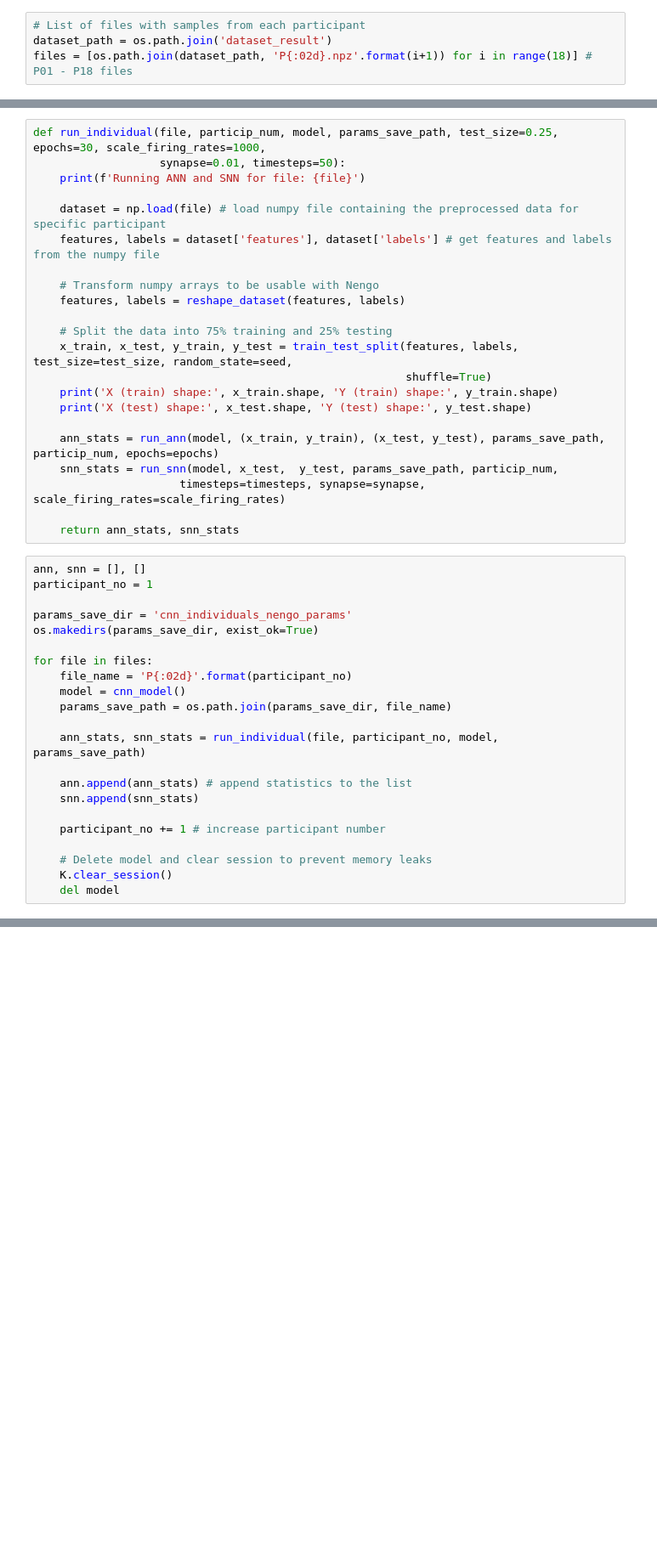
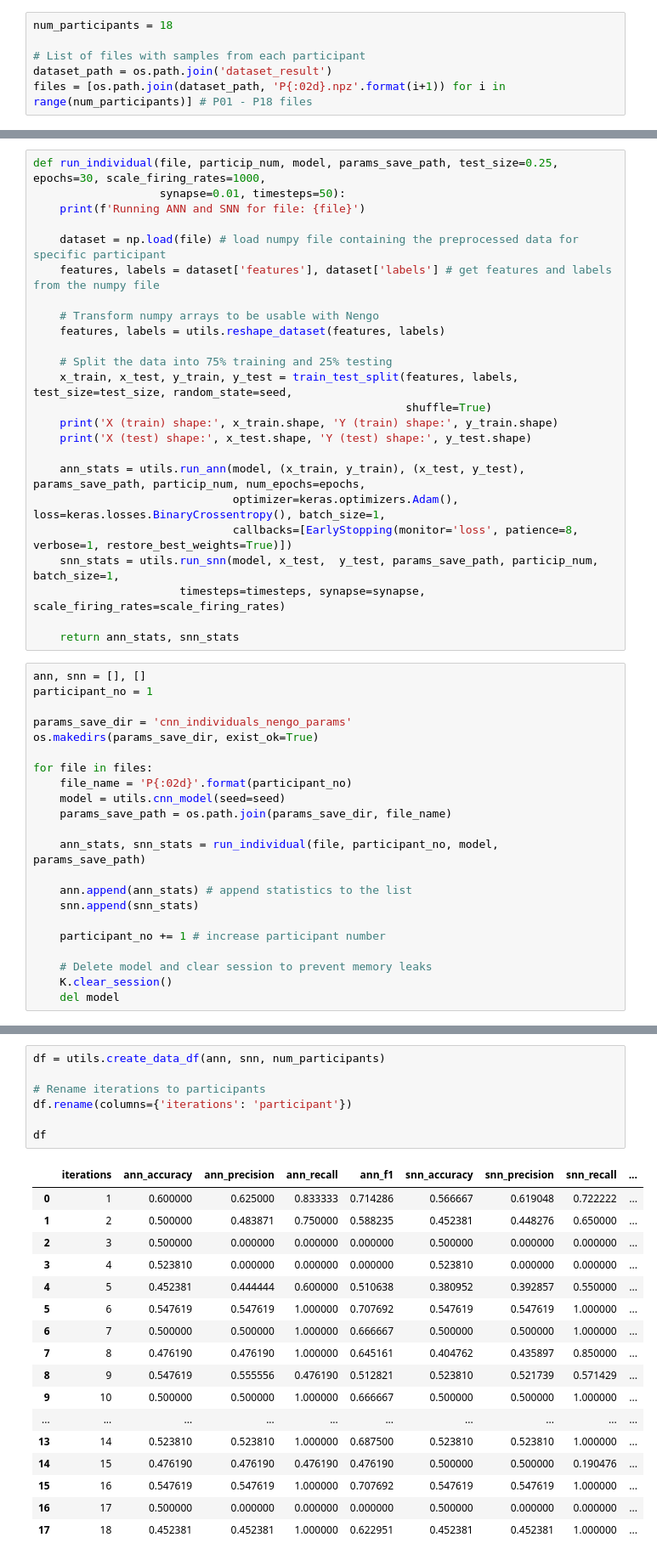
Before and after one commit to honzikv/use-of-snn, a Jupyter notebook: thesis_experiments/bnci_horizon_dataset_exp/bnci_horizon_convnet_individuals.ipynb, the cells around one changed output, grey strips where cells are left out. Shown at 85% size. Drawn from its saved outputs; the diff is of its cells as text; blank space fills up the shorter version.

```diff
--- a/thesis_experiments/bnci_horizon_dataset_exp/bnci_horizon_convnet_individuals.ipynb
+++ b/thesis_experiments/bnci_horizon_dataset_exp/bnci_horizon_convnet_individuals.ipynb
@@ -16,5 +17,7 @@ from sklearn import metrics
 # %%
+num_participants = 18
+
 # List of files with samples from each participant
 dataset_path = os.path.join('dataset_result')
-files = [os.path.join(dataset_path, 'P{:02d}.npz'.format(i+1)) for i in range(18)] # P01 - P18 files
+files = [os.path.join(dataset_path, 'P{:02d}.npz'.format(i+1)) for i in range(num_participants)] # P01 - P18 files
 # %%
@@ -190,7 +34,7 @@ def run_individual(file, particip_num, model, params_save_path, test_size=0.25,
     features, labels = dataset['features'], dataset['labels'] # get features and labels from the numpy file
 
     # Transform numpy arrays to be usable with Nengo
-    features, labels = reshape_dataset(features, labels)
+    features, labels = utils.reshape_dataset(features, labels)
 
     # Split the data into 75% training and 25% testing
     x_train, x_test, y_train, y_test = train_test_split(features, labels, test_size=test_size, random_state=seed,
@@ -198,8 +42,10 @@ def run_individual(file, particip_num, model, params_save_path, test_size=0.25,
     print('X (train) shape:', x_train.shape, 'Y (train) shape:', y_train.shape)
     print('X (test) shape:', x_test.shape, 'Y (test) shape:', y_test.shape)
 
-    ann_stats = run_ann(model, (x_train, y_train), (x_test, y_test), params_save_path, particip_num, epochs=epochs)
-    snn_stats = run_snn(model, x_test,  y_test, params_save_path, particip_num,
+    ann_stats = utils.run_ann(model, (x_train, y_train), (x_test, y_test), params_save_path, particip_num, num_epochs=epochs,
+                              optimizer=keras.optimizers.Adam(), loss=keras.losses.BinaryCrossentropy(), batch_size=1,
+                              callbacks=[EarlyStopping(monitor='loss', patience=8, verbose=1, restore_best_weights=True)])
+    snn_stats = utils.run_snn(model, x_test,  y_test, params_save_path, particip_num, batch_size=1,
                       timesteps=timesteps, synapse=synapse, scale_firing_rates=scale_firing_rates)
 
     return ann_stats, snn_stats
@@ -212,7 +58,7 @@ os.makedirs(params_save_dir, exist_ok=True)
 
 for file in files:
     file_name = 'P{:02d}'.format(participant_no)
-    model = cnn_model()
+    model = utils.cnn_model(seed=seed)
     params_save_path = os.path.join(params_save_dir, file_name)
 
     ann_stats, snn_stats = run_individual(file, participant_no, model, params_save_path)
@@ -242 +93,26 @@ data
+# %%
+df = utils.create_data_df(ann, snn, num_participants)
+
+# Rename iterations to participants
+df.rename(columns={'iterations': 'participant'})
+
+df
+# %% [output]
+|  | iterations | ann_accuracy | ann_precision | ann_recall | ann_f1 | snn_accuracy | snn_precision | snn_recall | ... |
+| 0 | 1 | 0.600000 | 0.625000 | 0.833333 | 0.714286 | 0.566667 | 0.619048 | 0.722222 | ... |
+| 1 | 2 | 0.500000 | 0.483871 | 0.750000 | 0.588235 | 0.452381 | 0.448276 | 0.650000 | ... |
+| 2 | 3 | 0.500000 | 0.000000 | 0.000000 | 0.000000 | 0.500000 | 0.000000 | 0.000000 | ... |
+| 3 | 4 | 0.523810 | 0.000000 | 0.000000 | 0.000000 | 0.523810 | 0.000000 | 0.000000 | ... |
+| 4 | 5 | 0.452381 | 0.444444 | 0.600000 | 0.510638 | 0.380952 | 0.392857 | 0.550000 | ... |
+| 5 | 6 | 0.547619 | 0.547619 | 1.000000 | 0.707692 | 0.547619 | 0.547619 | 1.000000 | ... |
+| 6 | 7 | 0.500000 | 0.500000 | 1.000000 | 0.666667 | 0.500000 | 0.500000 | 1.000000 | ... |
+| 7 | 8 | 0.476190 | 0.476190 | 1.000000 | 0.645161 | 0.404762 | 0.435897 | 0.850000 | ... |
+| 8 | 9 | 0.547619 | 0.555556 | 0.476190 | 0.512821 | 0.523810 | 0.521739 | 0.571429 | ... |
+| 9 | 10 | 0.500000 | 0.500000 | 1.000000 | 0.666667 | 0.500000 | 0.500000 | 1.000000 | ... |
+| ... | ... | ... | ... | ... | ... | ... | ... | ... | ... |
+| 13 | 14 | 0.523810 | 0.523810 | 1.000000 | 0.687500 | 0.523810 | 0.523810 | 1.000000 | ... |
+| 14 | 15 | 0.476190 | 0.476190 | 0.476190 | 0.476190 | 0.500000 | 0.500000 | 0.190476 | ... |
+| 15 | 16 | 0.547619 | 0.547619 | 1.000000 | 0.707692 | 0.547619 | 0.547619 | 1.000000 | ... |
+| 16 | 17 | 0.500000 | 0.000000 | 0.000000 | 0.000000 | 0.500000 | 0.000000 | 0.000000 | ... |
+| 17 | 18 | 0.452381 | 0.452381 | 1.000000 | 0.622951 | 0.452381 | 0.452381 | 1.000000 | ... |
 # %%
```
Also changed, not shown: parts of 13 cells of this notebook, 7 other files.
